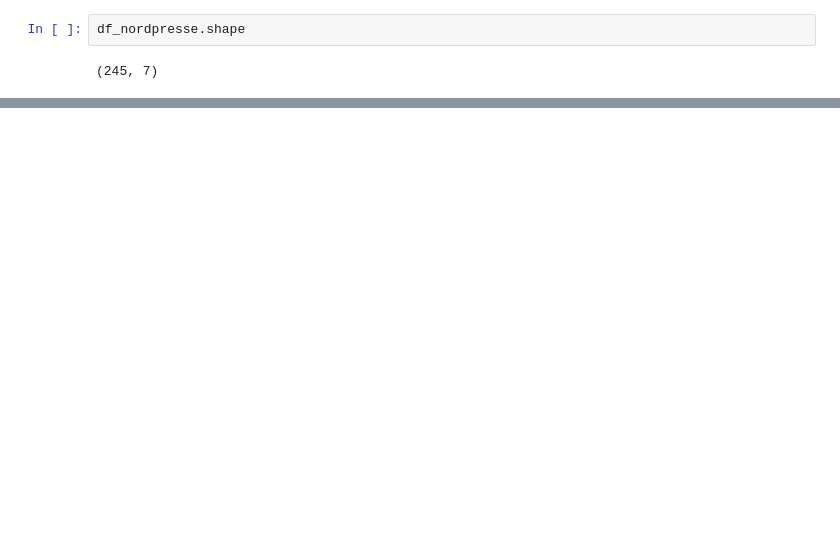
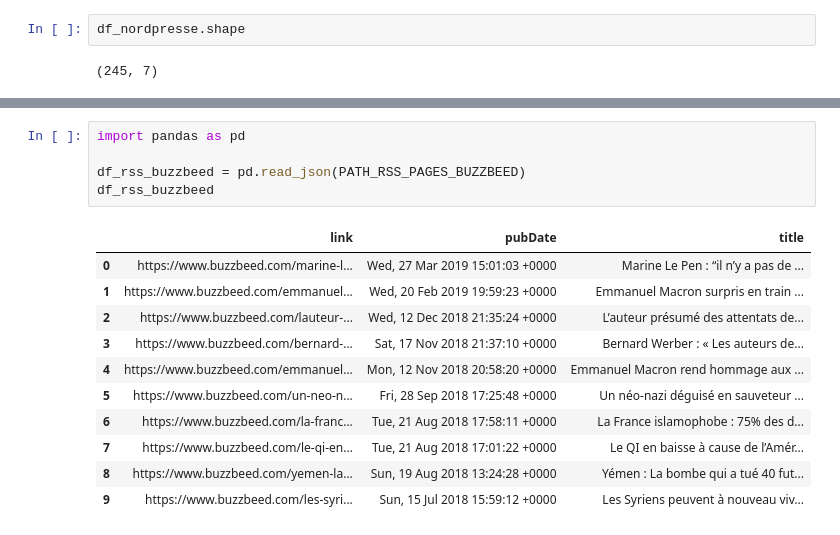
Before and after one commit to jeugregg/FakeNewsDetectionFr, a Jupyter notebook: 02_Scraping_French_News.ipynb, the cells around one changed output, grey strips where cells are left out. Cells and saved outputs as stored; diff of their text form; blank space fills up the shorter version.

```diff
--- a/02_Scraping_French_News.ipynb
+++ b/02_Scraping_French_News.ipynb
@@ -828,0 +1050,17 @@ df_nordpresse.shape
+# %%
+import pandas as pd
+
+df_rss_buzzbeed = pd.read_json(PATH_RSS_PAGES_BUZZBEED)
+df_rss_buzzbeed
+# %% [output]
+|  | link | pubDate | title |
+| 0 | https://www.buzzbeed.com/marine-l... | Wed, 27 Mar 2019 15:01:03 +0000 | Marine Le Pen : “il n’y a pas de ... |
+| 1 | https://www.buzzbeed.com/emmanuel... | Wed, 20 Feb 2019 19:59:23 +0000 | Emmanuel Macron surpris en train ... |
+| 2 | https://www.buzzbeed.com/lauteur-... | Wed, 12 Dec 2018 21:35:24 +0000 | L’auteur présumé des attentats de... |
+| 3 | https://www.buzzbeed.com/bernard-... | Sat, 17 Nov 2018 21:37:10 +0000 | Bernard Werber : « Les auteurs de... |
+| 4 | https://www.buzzbeed.com/emmanuel... | Mon, 12 Nov 2018 20:58:20 +0000 | Emmanuel Macron rend hommage aux ... |
+| 5 | https://www.buzzbeed.com/un-neo-n... | Fri, 28 Sep 2018 17:25:48 +0000 | Un néo-nazi déguisé en sauveteur ... |
+| 6 | https://www.buzzbeed.com/la-franc... | Tue, 21 Aug 2018 17:58:11 +0000 | La France islamophobe : 75% des d... |
+| 7 | https://www.buzzbeed.com/le-qi-en... | Tue, 21 Aug 2018 17:01:22 +0000 | Le QI en baisse à cause de l’Amér... |
+| 8 | https://www.buzzbeed.com/yemen-la... | Sun, 19 Aug 2018 13:24:28 +0000 | Yémen : La bombe qui a tué 40 fut... |
+| 9 | https://www.buzzbeed.com/les-syri... | Sun, 15 Jul 2018 15:59:12 +0000 | Les Syriens peuvent à nouveau viv... |
```
Also changed, not shown: parts of 49 cells of this notebook.
